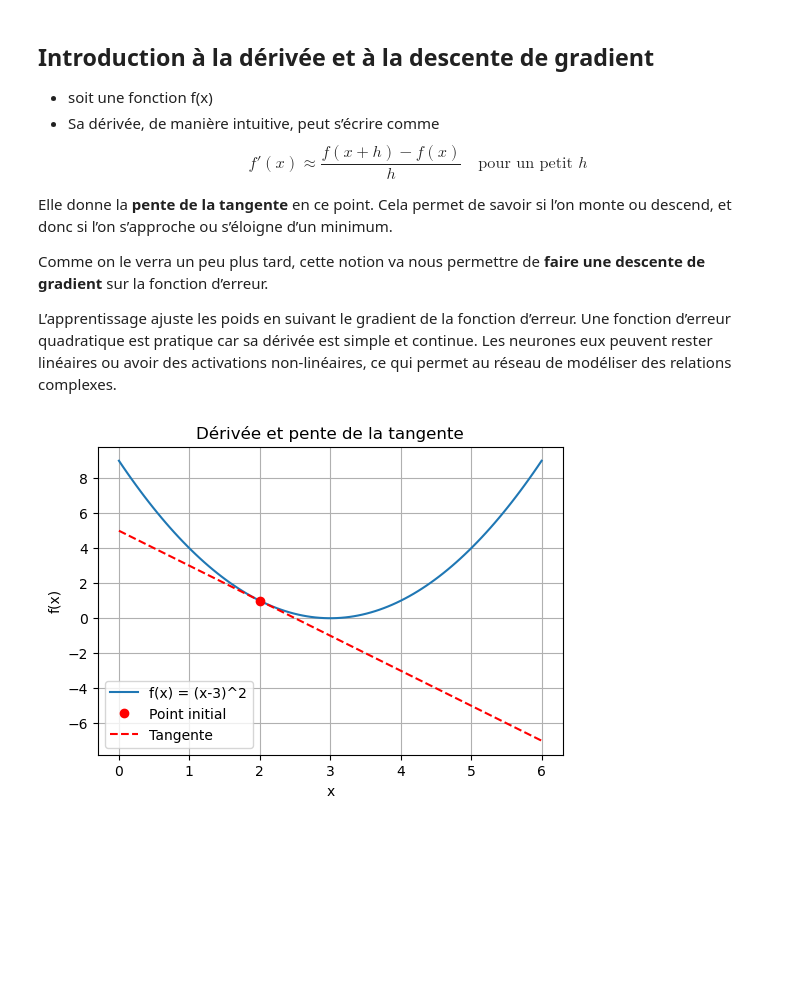
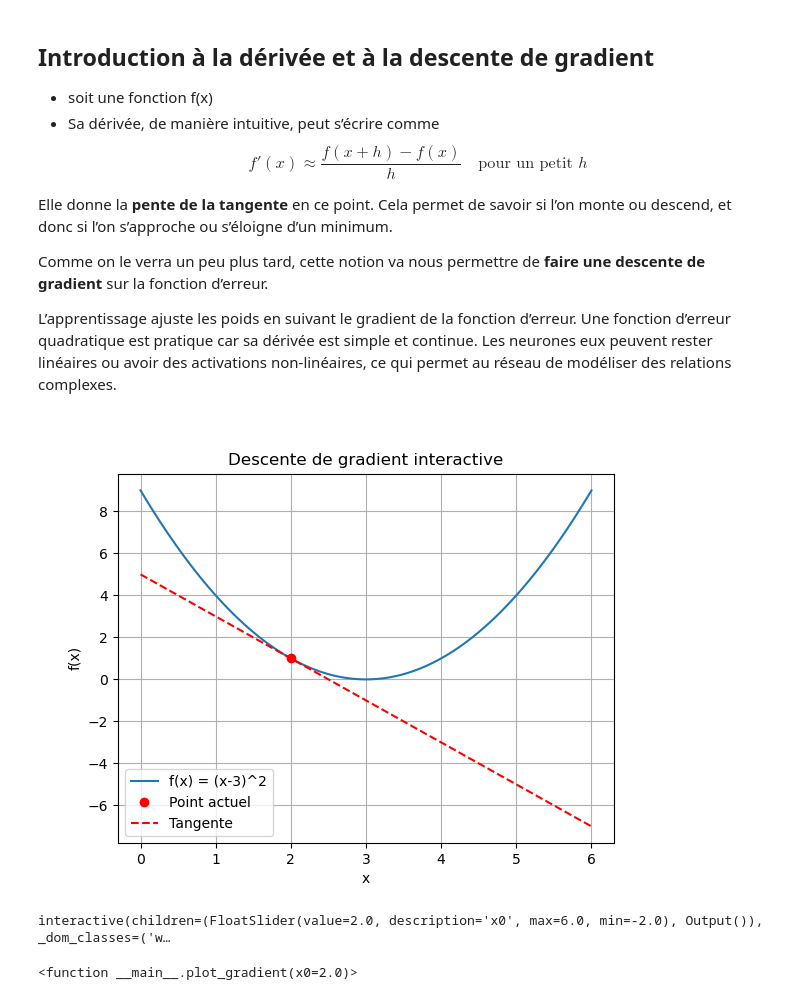
Before and after one commit to gthvn1/neurone, a Jupyter notebook: un_neurone.ipynb, the cells around one changed output. Cells and saved outputs as stored; diff of their text form; code cells hidden in the pictures; blank space fills up the shorter version.

```diff
--- a/un_neurone.ipynb
+++ b/un_neurone.ipynb
@@ -12,37 +12,41 @@ Elle donne la **pente de la tangente** en ce point. Cela permet de savoir si l
 Comme on le verra un peu plus tard, cette notion va nous permettre de **faire une descente de gradient** sur la fonction d’erreur.
 
 L’apprentissage ajuste les poids en suivant le gradient de la fonction d’erreur. Une fonction d’erreur quadratique est pratique car sa dérivée est simple et continue. Les neurones eux peuvent rester linéaires ou avoir des activations non-linéaires, ce qui permet au réseau de modéliser des relations complexes.
-# %%
-import numpy as np
-import matplotlib.pyplot as plt
-
-# Fonction
-def f(x):
-    return (x-3)**2
-
-# Dérivée
-def df(x):
-    return 2*(x-3)
-
-# Points pour le graphique
-x = np.linspace(0,6,100)
-y = f(x)
-
-# Point initial
-x0 = 2
-y0 = f(x0)
-slope = df(x0)
-
-plt.figure(figsize=(6,4))
-plt.plot(x, y, label="f(x) = (x-3)^2")
-plt.plot(x0, y0, 'ro', label="Point initial")
-# Tangente
-plt.plot(x, y0 + slope*(x-x0), 'r--', label="Tangente")
-plt.xlabel("x")
-plt.ylabel("f(x)")
-plt.title("Dérivée et pente de la tangente")
-plt.legend()
-plt.grid(True)
-plt.show()
-# %% [output]
-[figure, removed]
+# %%
+%matplotlib widget
+import numpy as np
+import matplotlib.pyplot as plt
+from ipywidgets import interact
+from IPython.display import display
+
+# Fonction et dérivée
+def f(x):
+    return (x-3)**2
+
+def df(x):
+    return 2*(x-3)
+
+# Fonction interactive
+def plot_gradient(x0=2.0):
+    x = np.linspace(0, 6, 100)
+    y = f(x)
+    slope = df(x0)
+
+    plt.clf()  # Nettoie la figure précédente
+    plt.plot(x, y, label="f(x) = (x-3)^2")
+    plt.plot(x0, f(x0), 'ro', label="Point actuel")
+    plt.plot(x, f(x0) + slope*(x-x0), 'r--', label="Tangente")
+    plt.xlabel("x")
+    plt.ylabel("f(x)")
+    plt.title("Descente de gradient interactive")
+    plt.legend()
+    plt.grid(True)
+    plt.show()
+
+# Create and display the interactive widget
+w = interact(plot_gradient, x0=(-2.0, 6.0, 0.1))
+display(w)
+# %% [output]
+[figure, added]
+interactive(children=(FloatSlider(value=2.0, description='x0', max=6.0, min=-2.0), Output()), _dom_classes=('w…
+<function __main__.plot_gradient(x0=2.0)>
```
Also changed, not shown: parts of 1 cell of this notebook, 3 other files.
